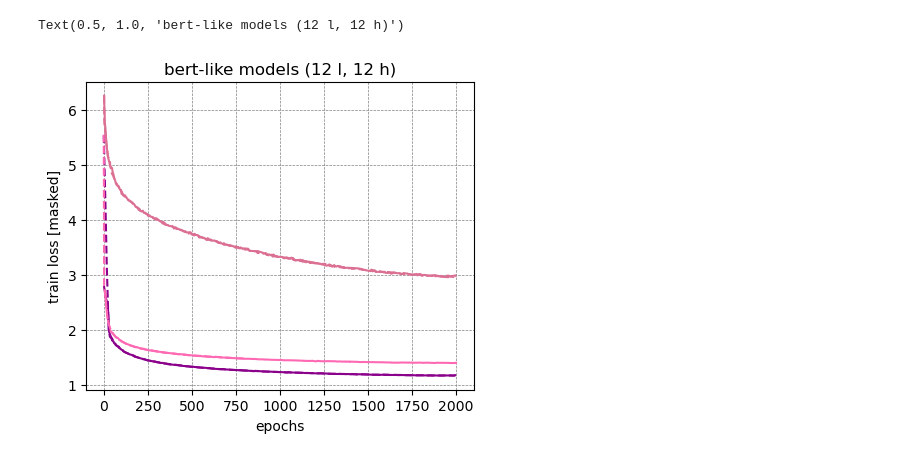
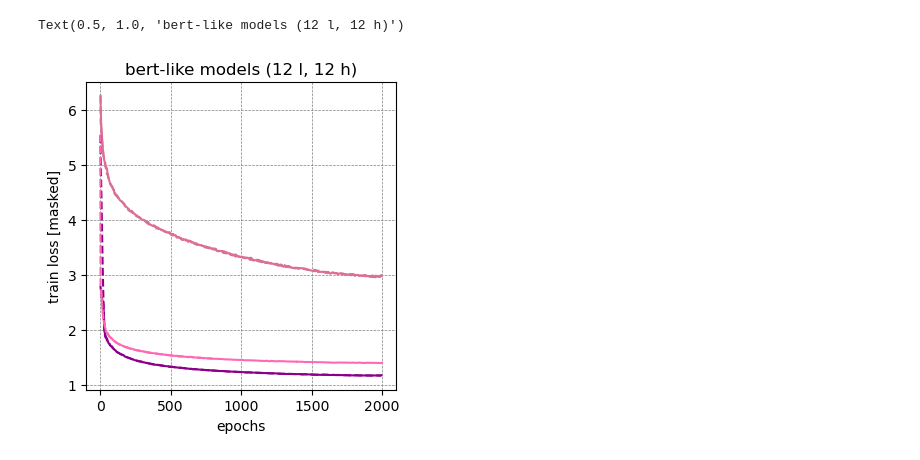
Before and after one commit to matteosaponati/attention-geometry, a Jupyter notebook: figures/custom-models/BERT-bias.ipynb, the cells around one changed output. Drawn from its saved outputs; the diff is of its cells as text; code cells hidden in the pictures.

```diff
--- a/figures/custom-models/BERT-bias.ipynb
+++ b/figures/custom-models/BERT-bias.ipynb
@@ -199,5 +198,5 @@ No artists with labels found to put in legend.  Note that artists whose label st
 # %%
-plt.figure(figsize=(5,4))
+plt.figure(figsize=(4,4))
 
 step = models['bert-decoder-jigsaw'][0]
 loss = models['bert-decoder-jigsaw'][-1]
@@ -209,31 +208,31 @@ loss = models['bert-decoder-wikipedia'][-1]
 plt.plot(step, loss,
          color = 'darkmagenta', label = 'decoder-wiki')
 
 step = models['bert-decoder-red_pajama'][0]
 loss = models['bert-decoder-red_pajama'][-1]
 plt.plot(step, loss,
          color = 'hotpink', label = 'decoder-red_pajama')
 
 step = models['bert-no_bias-decoder-jigsaw'][0]
 loss = models['bert-no_bias-decoder-jigsaw'][-1]
 plt.plot(step, loss,
          color = 'palevioletred', linestyle = 'dashed')
 
 step = models['bert-no_bias-decoder-wikipedia'][0]
 loss = models['bert-no_bias-decoder-wikipedia'][-1]
 plt.plot(step, loss,
          color = 'darkmagenta', linestyle = 'dashed')
 
 step = models['bert-no_bias-decoder-red_pajama'][0]
 loss = models['bert-no_bias-decoder-red_pajama'][-1]
 plt.plot(step, loss,
          color = 'hotpink', linestyle = 'dashed')
 
 plt.grid(color = 'gray', linestyle = '--', linewidth = 0.5)
 plt.ylabel('train loss [masked]')
 plt.xlabel('epochs')
 plt.title('bert-like models (12 l, 12 h)')
 # plt.legend()
 # %% [output]
 Text(0.5, 1.0, 'bert-like models (12 l, 12 h)')
-[figure, old version]
+[figure, new version]
```
Also changed, not shown: parts of 3 cells of this notebook, 3 other files.
